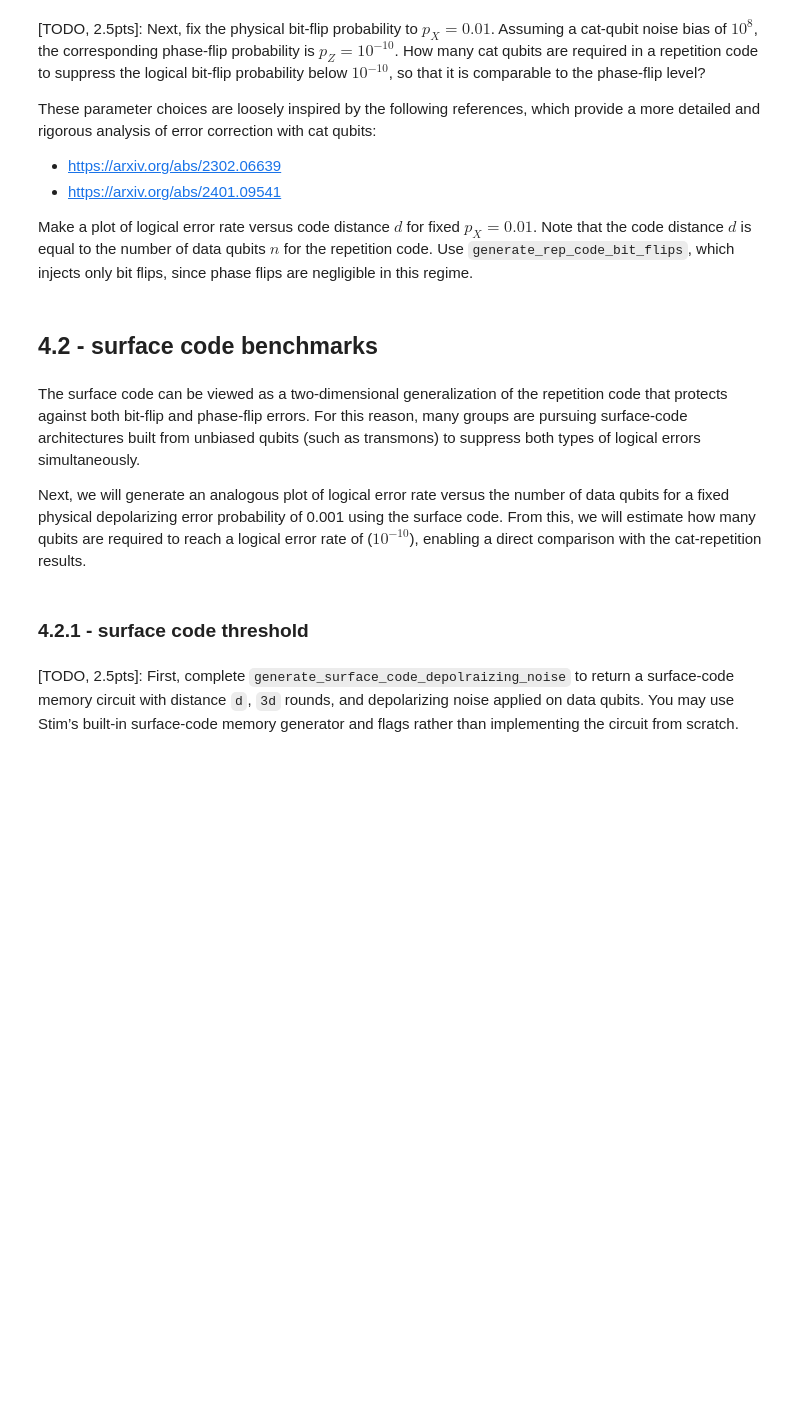
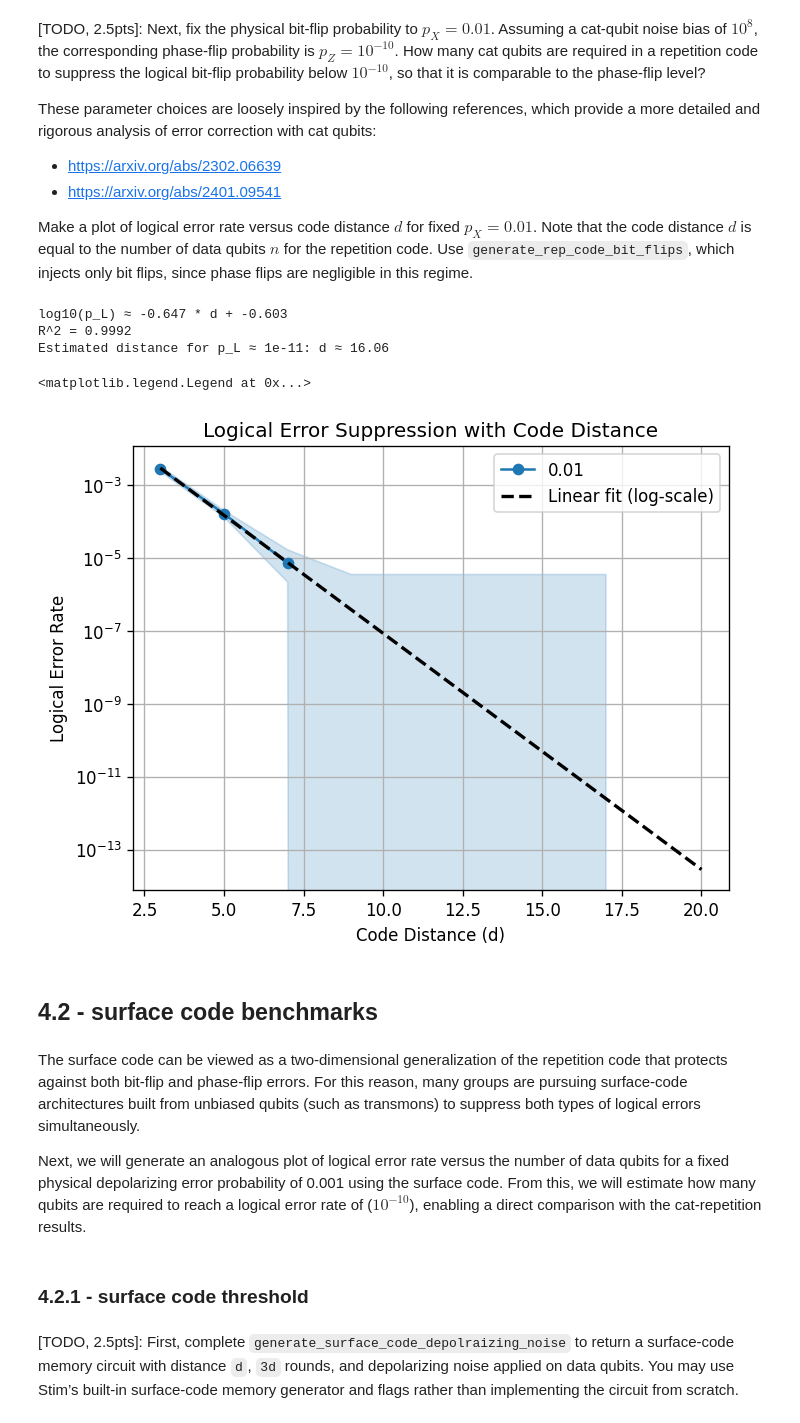
Before and after one commit to Coderrexe/2026-Alice-and-Bob, a Jupyter notebook: challenge/1-challenge.ipynb, the cells around one changed output. Cells and saved outputs as stored; diff of their text form; code cells hidden in the pictures; blank space fills up the shorter version.

```diff
--- a/challenge/1-challenge.ipynb
+++ b/challenge/1-challenge.ipynb
@@ -595,15 +776,83 @@ These parameter choices are loosely inspired by the following references, which
 
 Make a plot of logical error rate versus code distance $d$ for fixed $p_X = 0.01$. Note that the code distance $d$ is equal to the number of data qubits $n$ for the repetition code. Use `generate_rep_code_bit_flips`, which injects only bit flips, since phase flips are negligible in this regime.
 # %%
-bit_flip_prob = 0.01
-noise_bias = 1e8
-goal_logical_error_rate = bit_flip_prob/noise_bias
+import numpy as np
+from scipy.stats import linregress
 
+tasks = [
+    sinter.Task(
+        circuit=generate_rep_code_bit_flips(d, 0.01),
+        json_metadata={'d': d, 'p': 0.01},
+    )
+    for d in [3, 5, 7, 9, 11, 13, 15, 17]
+]
 
-# SOLUTION ===
+collected_stats: List[sinter.TaskStats] = sinter.collect(
+    num_workers=4,
+    tasks=tasks,
+    decoders=['pymatching'],
+    max_shots=2000000,
+    max_errors=500,
+)
 
+fig, ax = plt.subplots(1, 1)
 
-# ===
+sinter.plot_error_rate(
+    ax=ax,
+    stats=collected_stats,
+    x_func=lambda stats: stats.json_metadata['d'],      # X-axis is now Distance (d)
+    group_func=lambda stats: stats.json_metadata['p'],  # Lines are grouped by Physical Error (p)
+)
+
+# ax.set_ylim(1e-10, 1e-0)  # Adjust based on your data (e.g. 1e-10 if looking for cat qubits)
+# ax.set_xlim(0, 25)        # Adjust to cover your distances
+ax.semilogy()               # Use semilogy (Linear X, Log Y) to see the straight-line suppression
+ax.set_title("Logical Error Suppression with Code Distance")
+ax.set_xlabel("Code Distance (d)")
+ax.set_ylabel("Logical Error Rate")
+ax.grid(which='major')
+ax.grid(which='minor', alpha=0.3)
+ax.legend(title="Physical Error (p)")
+fig.set_dpi(120)
+
+# --- Extract valid (nonzero) data points ---
+ds = []
+log_pLs = []
+
+for stats in collected_stats:
+    if stats.errors > 0:
+        d = stats.json_metadata['d']
+        p_L = stats.errors / stats.shots
+        ds.append(d)
+        log_pLs.append(np.log10(p_L))
+
+ds = np.array(ds)
+log_pLs = np.array(log_pLs)
+
+# --- Linear regression: log10(p_L) = m*d + b ---
+slope, intercept, r_value, p_value, std_err = linregress(ds, log_pLs)
+
+print(f"log10(p_L) ≈ {slope:.3f} * d + {intercept:.3f}")
+print(f"R^2 = {r_value**2:.4f}")
+
+# --- Solve for p_L = 1e-11 ---
+target_log_pL = -11
+d_target = (target_log_pL - intercept) / slope
+
+print(f"Estimated distance for p_L ≈ 1e-11: d ≈ {d_target:.2f}")
+
+# Draw linear regression (log10 scale)
+d_fit = np.linspace(min(ds), 20, 200)
+pL_fit = 10 ** (slope * d_fit + intercept)
+
+ax.plot(d_fit, pL_fit, '--', color='black', linewidth=2, label='Linear fit (log-scale)')
+ax.legend()
+# %% [output]
+log10(p_L) ≈ -0.647 * d + -0.603
+R^2 = 0.9992
+Estimated distance for p_L ≈ 1e-11: d ≈ 16.06
+<matplotlib.legend.Legend at 0x...>
+[figure, added]
 # %% [markdown]
 ## 4.2 - surface code benchmarks
 # %% [markdown]
```
Also changed, not shown: parts of 15 cells of this notebook, 1 other file.
